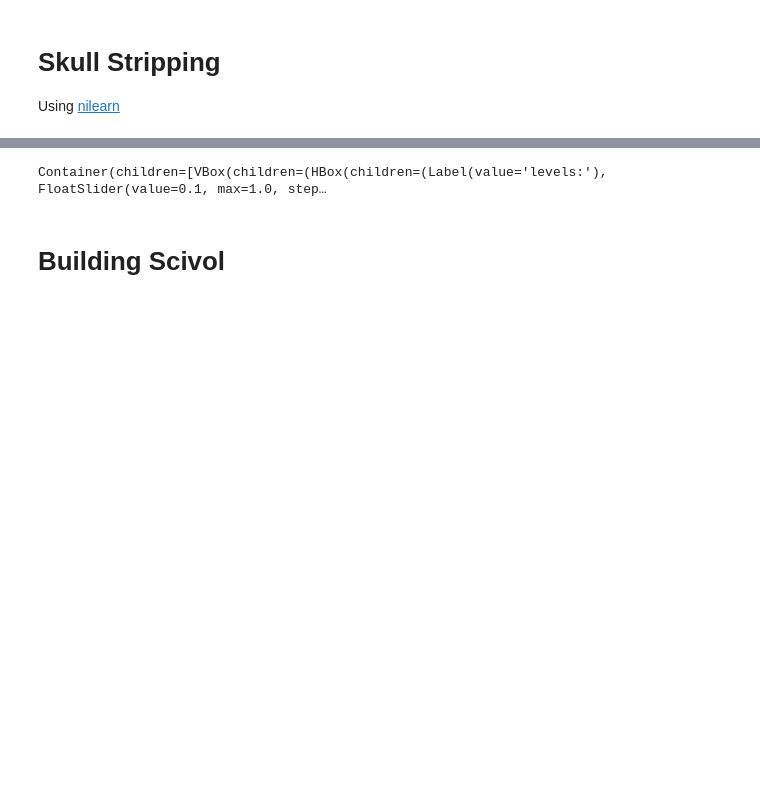
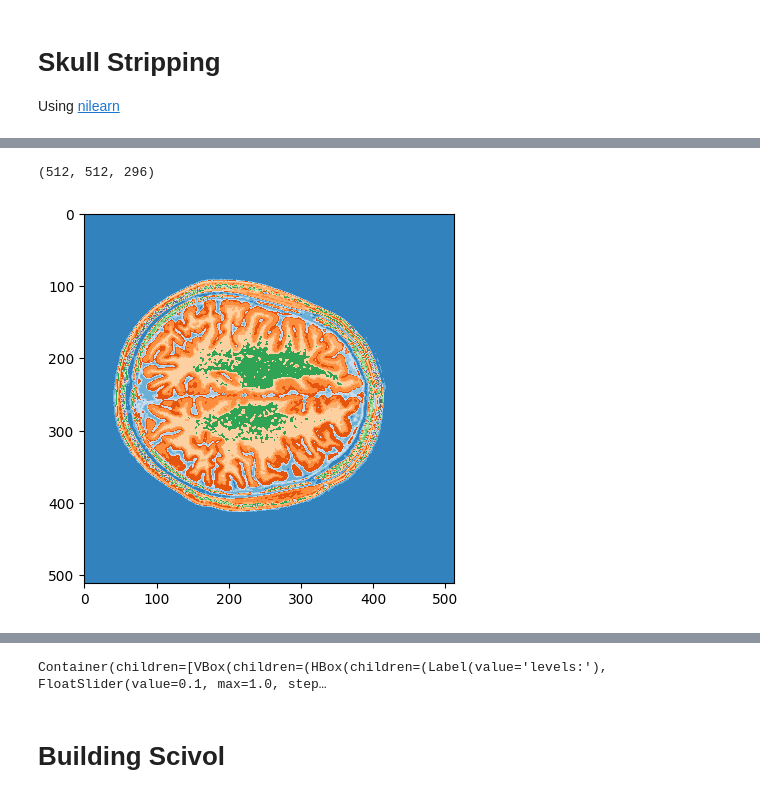
Before and after one commit to joachimbbp/neurovolume, a Jupyter notebook: src/neurovolume/mri_to_scivol.ipynb, the cells around one changed output, grey strips where cells are left out. Drawn from its saved outputs; the diff is of its cells as text; code cells hidden in the pictures; blank space fills up the shorter version.

```diff
--- a/src/neurovolume/mri_to_scivol.ipynb
+++ b/src/neurovolume/mri_to_scivol.ipynb
@@ -20,8 +46,3 @@ mask_seq_path = "/Users/joachimpfefferkorn/repos/neurovolume/output/slice_images
 # %% [markdown]
 # Skull Stripping
 Using [nilearn](https://nilearn.github.io/stable/index.html)
-# %%
-anat_img = nib.load(mri_input_filepath)
-brain_img = nilearn.masking.compute_brain_mask(anat_img)
-full_anat = create_volume(normalize_array(anat_img.get_fdata()))
-brain_anat = create_volume(normalize_array(brain_img.get_fdata()))
@@ -31,0 +88,6 @@ Container(children=[VBox(children=(HBox(children=(Label(value='levels:'), FloatS
+# %%
+print(full_anat.shape)
+view_slice(full_anat[:,:,200])
+# %% [output]
+(512, 512, 296)
+[figure, added]
```
Also changed, not shown: parts of 15 cells of this notebook, 3 other files.
